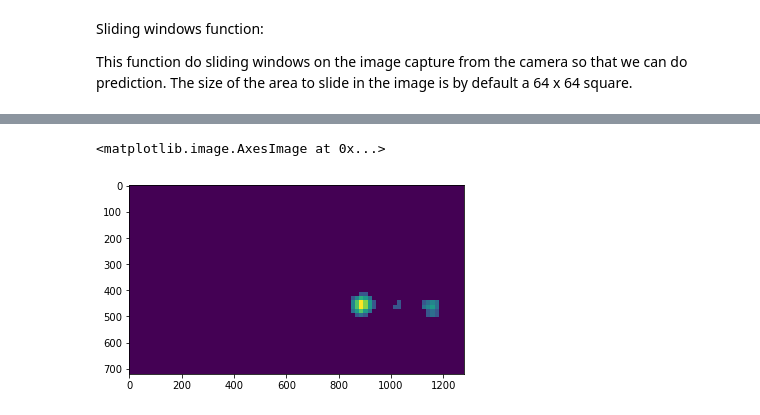
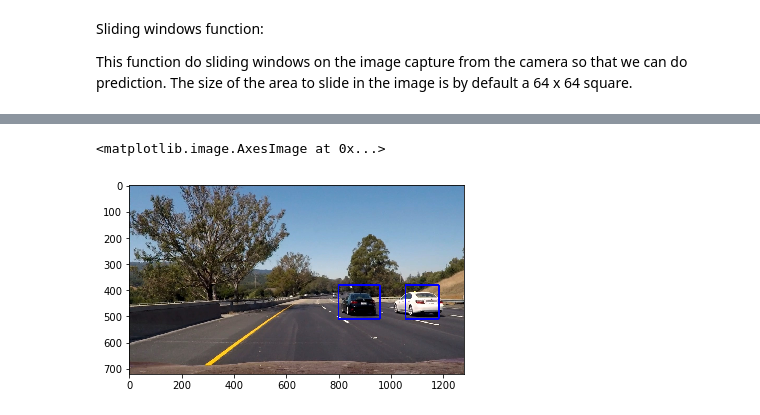
Before and after one commit to hc167/CarND-Vehicle-Detection, a Jupyter notebook: P5.ipynb, the cells around one changed output, grey strips where cells are left out. Saved outputs shown, nothing was run; the diff lists cells and outputs as text; code cells hidden in the pictures.

```diff
--- a/P5.ipynb
+++ b/P5.ipynb
@@ -182,13 +191,14 @@ The following ocde is used to train our model with SVM (support vector machine).
 # %%
 import time
 
-cars = cars[0:sample_size]
-notcars = notcars[0:sample_size]
+spatial = True
+histogram = False
+HOG = True
 
-train_channel=2
+train_channel='ALL'
 t=time.time()
-car_features = extract_features(cars, hog_channel=train_channel)
-notcar_features = extract_features(notcars, hog_channel=train_channel)
+car_features = extract_features(cars, spatial, histogram, HOG, hog_channel=train_channel)
+notcar_features = extract_features(notcars, spatial, histogram, HOG, hog_channel=train_channel)
 
 t2 = time.time()
 print(round(t2-t, 2), 'Seconds to extract images Spatial and HOG features...')
@@ -231,7 +241,7 @@ Sliding windows function:
 
 This function do sliding windows on the image capture from the camera so that we can do prediction. The size of the area to slide in the image is by default a 64 x 64 square.
 # %%
-def slide_window(img, x_start_stop=[None, None], y_start_stop=[360, 680],
+def slide_window(img, x_start_stop=[None, None], y_start_stop=[400, 650],
                     xy_window=(64, 64), xy_overlap=(0.75, 0.75)):
     # If x and/or y start/stop positions not defined, set to image size
     if x_start_stop[0] == None:
@@ -358,32 +369,41 @@ def draw_labeled_bboxes(img, labels):
 # %%
 from scipy.ndimage.measurements import label
 
-def findcar(image, svc, X_scaler, threshold=2, with_heat=False, heat=None, vis = False):
+def findcar(image, svc, X_scaler, threshold, heat, count=5, vis = False):
     h = np.zeros_like(image[:,:,0]).astype(np.float)
 
     draw_image = np.copy(image)
     image = image.astype(np.float32)/255
 
     # the following parameter seem to be the best value for now
-    windows = slide_window(image, xy_window=(64, 64), xy_overlap=(0.75, 0.75))
-    hot_windows = search_windows(image, windows, svc, X_scaler, hog_channel = 2)
+    windows = slide_window(image, y_start_stop=[380, 650], xy_window=(64, 64), xy_overlap=(0.5, 0.5))
+    windows.extend(slide_window(image, y_start_stop=[350, 720], xy_window=(128, 128), xy_overlap=(0.75, 0.75)))
+#    windows.extend(slide_window(image, y_start_stop=[400, 720], xy_window=(160, 160), xy_overlap=(0.75, 0.75)))
+    hot_windows = search_windows(image, windows, svc, X_scaler, hog_channel = train_channel)
 
     h = add_heat(h, hot_windows)
 
     # Apply threshold to help remove false positives
-    if with_heat:
-        h = apply_threshold(h+heat, threshold)
-    else:
-        h = apply_threshold(h, threshold)
+    h = apply_threshold(h, threshold)
 
     # Visualize the heatmap when displaying
     heatmap = np.clip(h, 0, 255)
 
+    averageheat = np.copy(heatmap)
+
+    if len(heat) > count:
+        del(heat[0])
+    for i in heat:
+        averageheat += i
+
+    averageheat = averageheat//(len(heat)+1)
+    heat.append(heatmap)
+
     if vis:
         plt.imshow(heatmap)
     # Find final boxes from heatmap using label function
-    labels = label(heatmap)
+    labels = label(averageheat)
     output_img = draw_labeled_bboxes(draw_image, labels)
-    return heatmap, output_img
+    return output_img
 # %%
 detectcar = mpimg.imread('test_images/test1.jpg')
@@ -402,5 +418,4 @@ plt.imshow(h)
 # %%
 detectcar = mpimg.imread('test_images/test6.jpg')
-h, output_img = findcar(detectcar, svc, X_scaler, threshold=2)
-plt.imshow(output_img)
+output_img = findcar(detectcar, svc, X_scaler, 1, [], vis = True)
 # %% [output]
@@ -411,6 +423,6 @@ plt.imshow(output_img)
 # %%
-plt.imshow(h)
+plt.imshow(output_img)
 # %% [output]
 <matplotlib.image.AxesImage at 0x...>
-[figure, old version]
+[figure, new version]
 # %%
```
Also changed, not shown: parts of 13 cells of this notebook.
